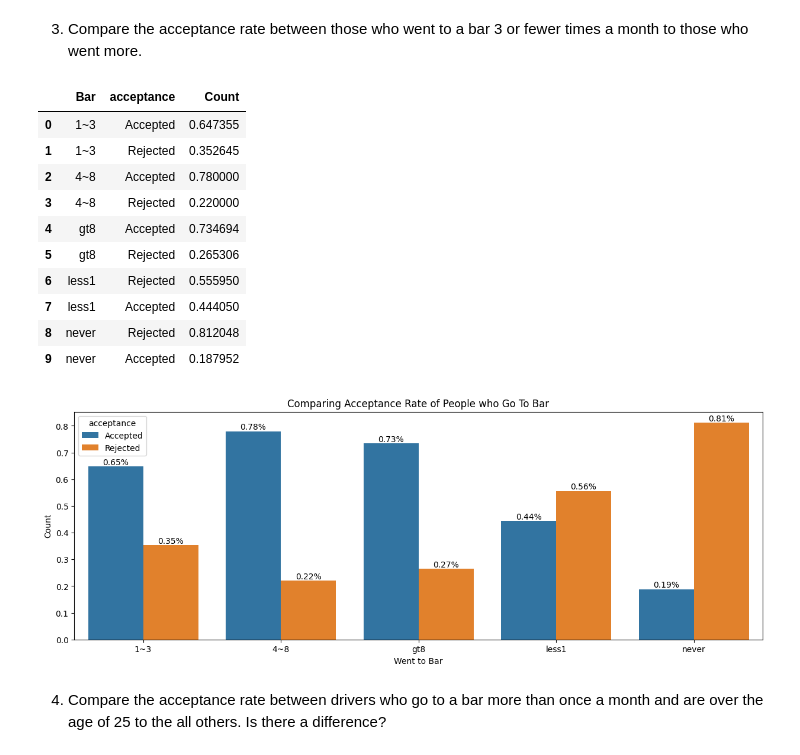
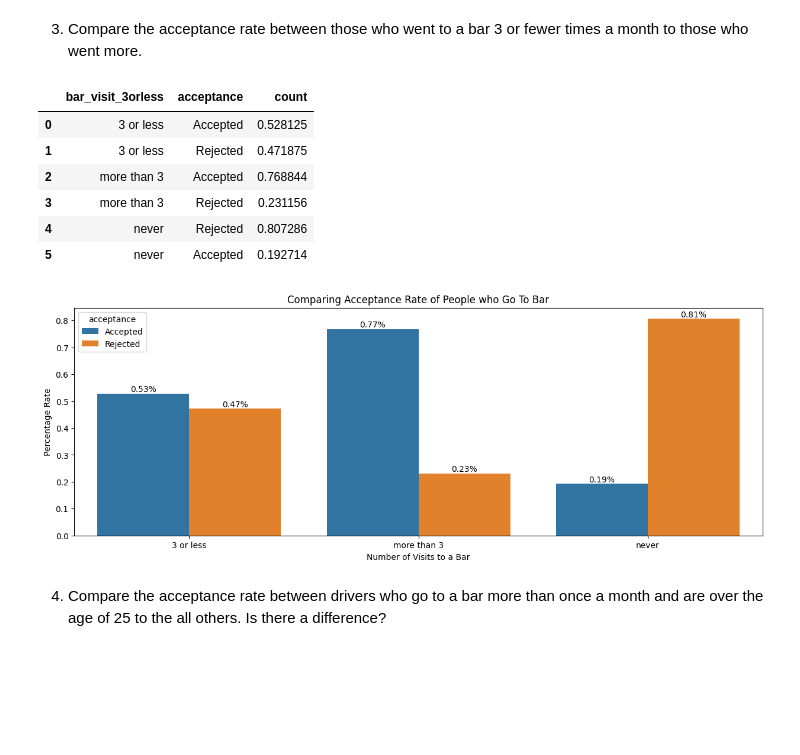
Before and after one commit to arezazadeh/EDA-Coupon_Acceptance, a Jupyter notebook: coupon_activity.ipynb, the cells around one changed output. Saved outputs shown, nothing was run; the diff lists cells and outputs as text; code cells hidden in the pictures; blank space fills up the shorter version.

```diff
--- a/coupon_activity.ipynb
+++ b/coupon_activity.ipynb
@@ -357,43 +357,38 @@ Name: acceptance, dtype: float64
 3. Compare the acceptance rate between those who went to a bar 3 or fewer times a month to those who went more.
 # %%
 
-
-bar_comp = bar_coupons.groupby("Bar")[["acceptance"]]\
+bar_comp = bar_coupons.groupby("bar_visit_3orless")[["acceptance"]]\
     .value_counts(normalize=True)\
-    .reset_index().rename(columns={0: "Count"})
+    .reset_index().rename(columns={0: "count"})
 bar_comp
 # %% [output]
-|  | Bar | acceptance | Count |
-| 0 | 1~3 | Accepted | 0.647355 |
-| 1 | 1~3 | Rejected | 0.352645 |
-| 2 | 4~8 | Accepted | 0.780000 |
-| 3 | 4~8 | Rejected | 0.220000 |
-| 4 | gt8 | Accepted | 0.734694 |
-| 5 | gt8 | Rejected | 0.265306 |
-| 6 | less1 | Rejected | 0.555950 |
-| 7 | less1 | Accepted | 0.444050 |
-| 8 | never | Rejected | 0.812048 |
-| 9 | never | Accepted | 0.187952 |
+|  | bar_visit_3orless | acceptance | count |
+| 0 | 3 or less | Accepted | 0.528125 |
+| 1 | 3 or less | Rejected | 0.471875 |
+| 2 | more than 3 | Accepted | 0.768844 |
+| 3 | more than 3 | Rejected | 0.231156 |
+| 4 | never | Rejected | 0.807286 |
+| 5 | never | Accepted | 0.192714 |
 # %%
 plt.figure(figsize=(15, 5))
 
 bar_comp_plt = sns.barplot(
     data=bar_comp,
-    x="Bar",
-    y="Count",
+    x="bar_visit_3orless",
+    y="count",
     hue="acceptance")
 
 bar_comp_plt.set(title="Comparing Acceptance Rate of People who Go To Bar",
-                          xlabel="Went to Bar",
-                          ylabel="Count"
+                          xlabel="Number of Visits to a Bar",
+                          ylabel="Percentage Rate"
                          );
 
 
 for i in bar_comp_plt.containers:
     labels = list(map(lambda x: str(round(x, 2)) + "%", i.datavalues))
     bar_comp_plt.bar_label(i, labels=labels)
 # %% [output]
-[figure, old version]
+[figure, new version]
 # %% [markdown]
 4. Compare the acceptance rate between drivers who go to a bar more than once a month and are over the age of 25 to the all others.  Is there a difference?
 # %%
```
Also changed, not shown: parts of 37 cells of this notebook.
